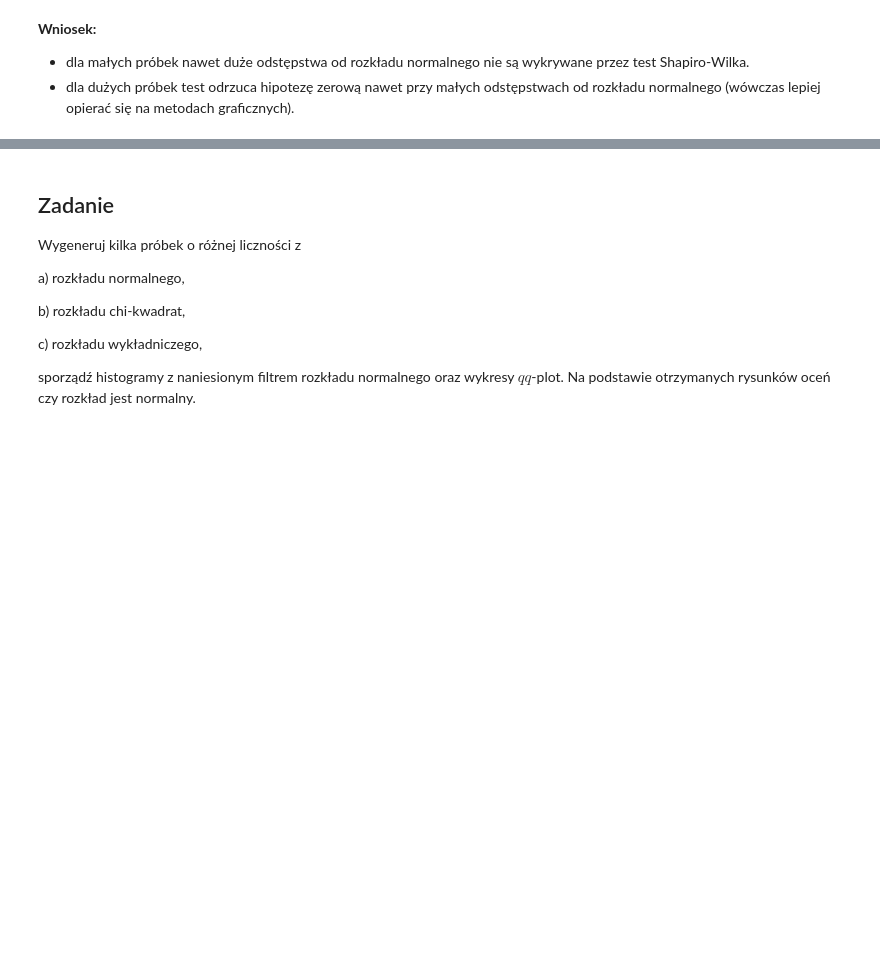
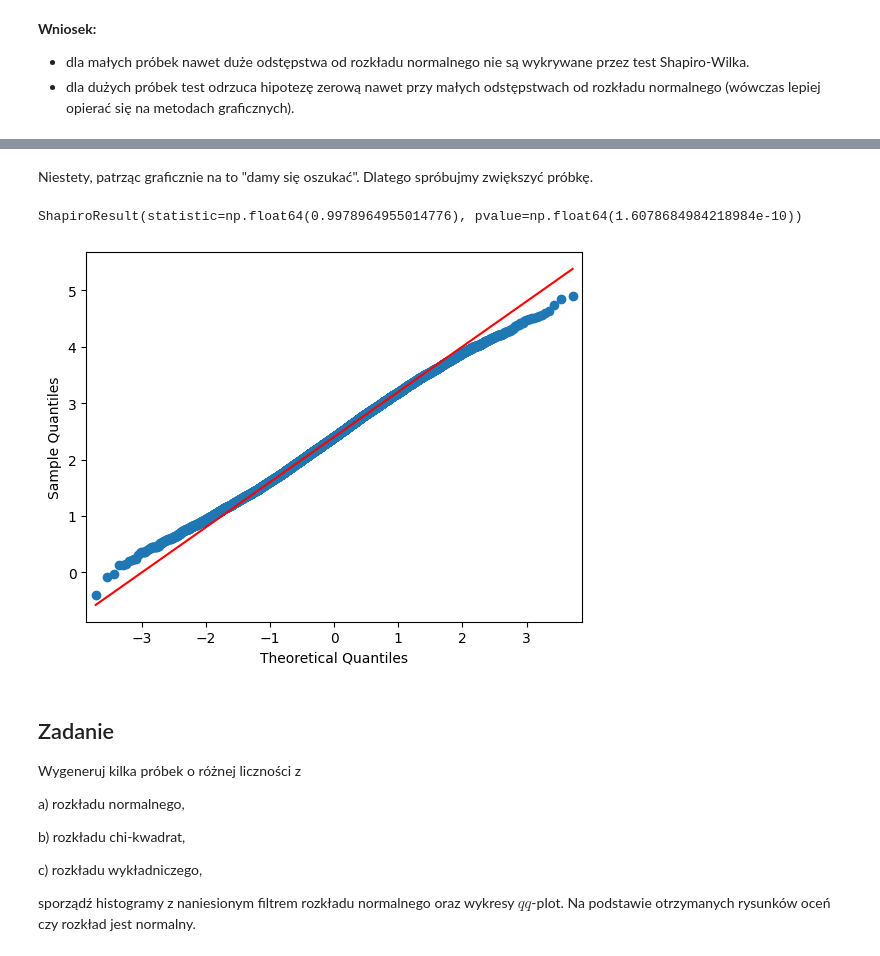
Before and after one commit to Martyniqo/Statystyczna_Analiza_Danych, a Jupyter notebook: 01_statystyka/03_test_normalnosci.ipynb, the cells around one changed output, grey strips where cells are left out. Saved outputs shown, nothing was run; the diff lists cells and outputs as text; code cells hidden in the pictures; blank space fills up the shorter version.

```diff
--- a/01_statystyka/03_test_normalnosci.ipynb
+++ b/01_statystyka/03_test_normalnosci.ipynb
@@ -211,3 +318,15 @@ exp = stats.expon.rvs(size=n, scale=1/2)
+# %% [markdown]
+Niestety, patrząc graficznie na to "damy się oszukać". Dlatego spróbujmy zwiększyć próbkę.
+# %%
+n = 10_000
+norm_error = stats.norm.rvs(size=n, loc=2, scale=0.5) + stats.uniform.rvs(size=n, loc=-0.6, scale=2)
+
+sm.qqplot(norm_error, stats.norm, line='q')
+print(stats.shapiro(norm_error))
+plt.show()
+# %% [output]
+ShapiroResult(statistic=np.float64(0.9978964955014776), pvalue=np.float64(1.6078684984218984e-10))
+[figure, added]
 # %% [markdown]
 ## Zadanie
 Wygeneruj kilka próbek o różnej liczności z
```
Also changed, not shown: parts of 38 cells of this notebook, 2 other files.
